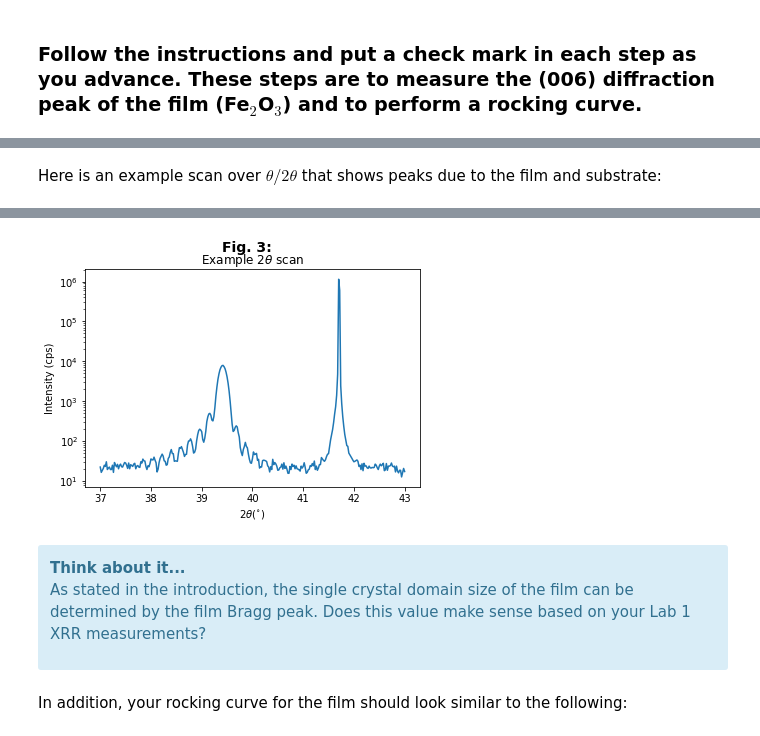
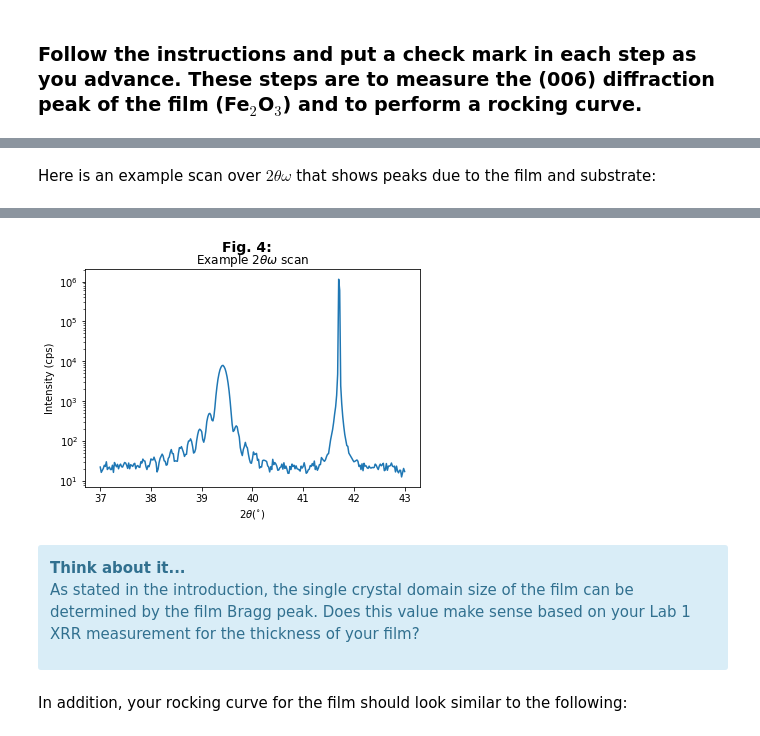
Before and after one commit to josephmccourt2018/lab_jupyter_notebooks, a Jupyter notebook: HRXRD_Specular_Lab2.ipynb, the cells around one changed output, grey strips where cells are left out. Saved outputs shown, nothing was run; the diff lists cells and outputs as text; code cells hidden in the pictures.

```diff
--- a/HRXRD_Specular_Lab2.ipynb
+++ b/HRXRD_Specular_Lab2.ipynb
@@ -494,27 +572,27 @@ GridBox(children=(Checkbox(value=False, description='<strong> Step </strong>10:'
 # %% [markdown]
-Here is an example scan over $\theta/2\theta$ that shows peaks due to the film and substrate:
+Here is an example scan over $2\theta\omega$ that shows peaks due to the film and substrate:
 # %%
 display(tag)
-df_surv = pd.read_table('example/461_test/PLD50nmFe2O3_Al2O3/HRXRD_Lab/2thW_both_006.ras',sep = '\s+',comment='*',names = ["2TH","Intensity", "sigma"],header = None)
+df_surv = pd.read_table('example/461_test/PLD50nmFe2O3_Al2O3/HRXRD_Lab/2thW_both_006.ras',sep = '\s+',comment='*',names = ["2TH","Intensity", "attenuatation"],header = None)
 plt.figure()
-plt.suptitle('Fig. 3:', fontsize=14, fontweight='bold')
-plt.title('Example $2\\theta$ scan')
+plt.suptitle('Fig. 4:', fontsize=14, fontweight='bold')
+plt.title('Example $2\\theta\omega$ scan')
 plt.plot(df_surv[df_surv.columns[0]],df_surv[df_surv.columns[1]]*df_surv[df_surv.columns[2]]/2.4)
 #2.4 is seconds per point based on scan speed and step size
 plt.yscale('log')
 plt.xlabel("2$\\theta$($^{\circ}$)")
 plt.ylabel(df_surv.columns[1]+" (cps)")
 plt.show()
 
 #scan speed 0.5 deg/min, 0.02 step
 # %% [output]
 [interactive output not drawn]
-[figure, old version]
+[figure, new version]
 # %% [markdown]
 <div class="alert alert-block alert-info">
     <strong> Think about it... </strong>
 
-   As stated in the introduction, the single crystal domain size of the film can be determined by the film Bragg peak. Does this value make sense based on your Lab 1 XRR measurements?
+   As stated in the introduction, the single crystal domain size of the film can be determined by the film Bragg peak. Does this value make sense based on your Lab 1 XRR measurement for the thickness of your film?
 </div>
 # %% [markdown]
 In addition, your rocking curve for the film should look similar to the following:
```
Also changed, not shown: parts of 25 cells of this notebook.
